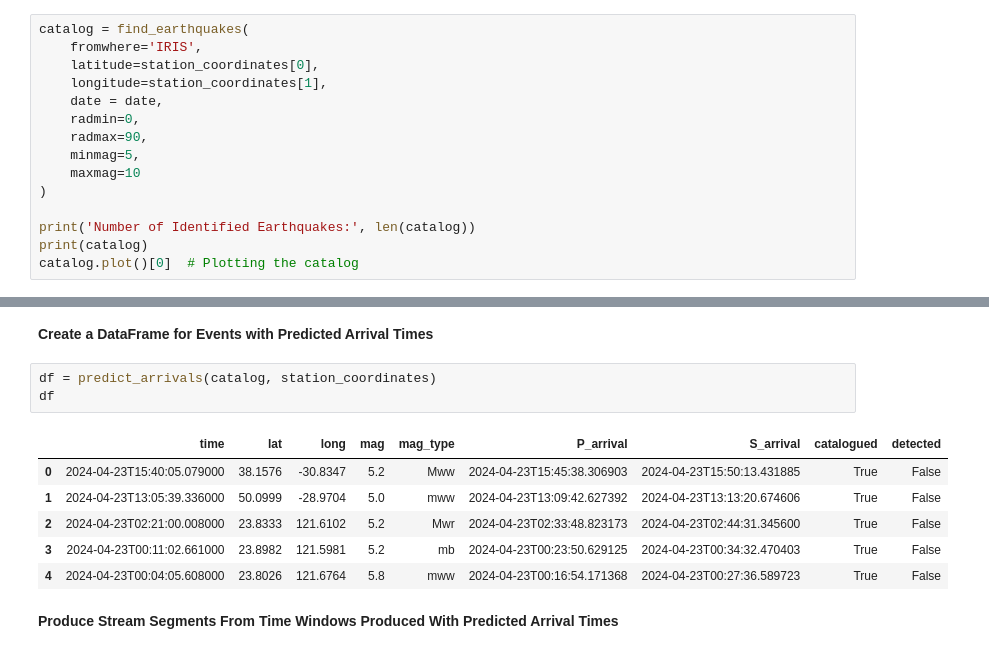
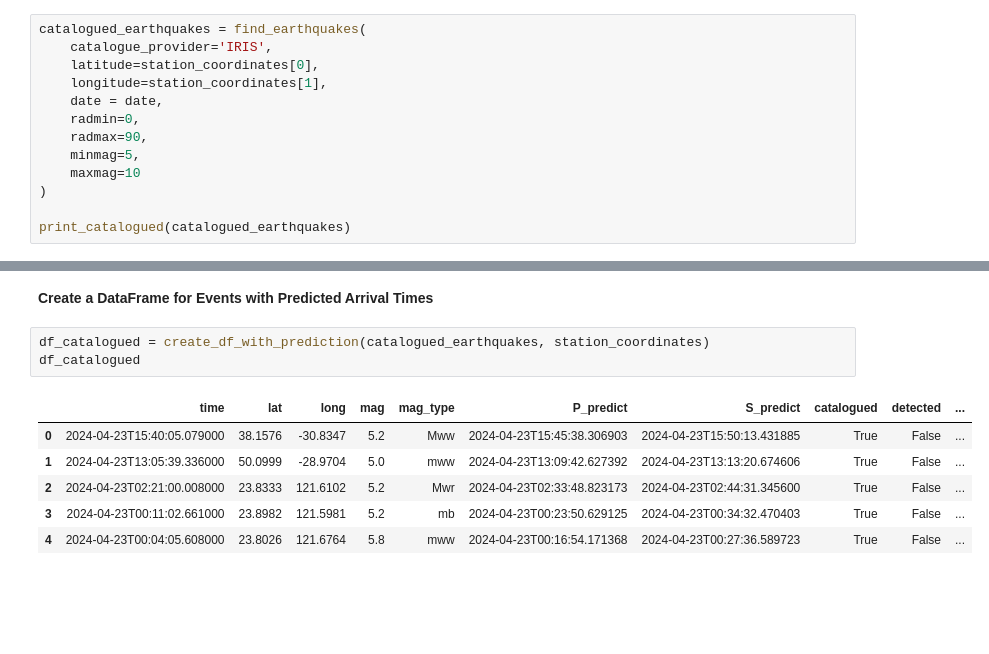
Before and after one commit to QingyuanZhangTony/Earthquake-Identification-And-Notification, a Jupyter notebook: interactiveMain.ipynb, the cells around one changed output, grey strips where cells are left out. Drawn from its saved outputs; the diff is of its cells as text; blank space fills up the shorter version.

```diff
--- a/interactiveMain.ipynb
+++ b/interactiveMain.ipynb
@@ -48,8 +51,8 @@ TypeError: 'Figure' object is not subscriptable
 # %% [markdown]
 **Find Earthquake From Catalogue**
 # %%
-catalog = find_earthquakes(
-    fromwhere='IRIS',
+catalogued_earthquakes = find_earthquakes(
+    catalogue_provider='IRIS',
     latitude=station_coordinates[0],
     longitude=station_coordinates[1],
     date = date,
@@ -59,9 +62,7 @@ catalog = find_earthquakes(
     maxmag=10
 )
 
-print('Number of Identified Earthquakes:', len(catalog))
-print(catalog)
-catalog.plot()[0]  # Plotting the catalog
+print_catalogued(catalogued_earthquakes)
 # %% [output]
 Number of Identified Earthquakes: 5
 5 Event(s) in Catalog:
@@ -75,14 +75,12 @@ TypeError: 'Figure' object is not subscriptable
 # %% [markdown]
 **Create a DataFrame for Events with Predicted Arrival Times**
 # %%
-df = predict_arrivals(catalog, station_coordinates)
-df
+df_catalogued = create_df_with_prediction(catalogued_earthquakes, station_coordinates)
+df_catalogued
 # %% [output]
-|  | time | lat | long | mag | mag_type | P_arrival | S_arrival | catalogued | detected |
-| 0 | 2024-04-23T15:40:05.079000 | 38.1576 | -30.8347 | 5.2 | Mww | 2024-04-23T15:45:38.306903 | 2024-04-23T15:50:13.431885 | True | False |
-| 1 | 2024-04-23T13:05:39.336000 | 50.0999 | -28.9704 | 5.0 | mww | 2024-04-23T13:09:42.627392 | 2024-04-23T13:13:20.674606 | True | False |
-| 2 | 2024-04-23T02:21:00.008000 | 23.8333 | 121.6102 | 5.2 | Mwr | 2024-04-23T02:33:48.823173 | 2024-04-23T02:44:31.345600 | True | False |
-| 3 | 2024-04-23T00:11:02.661000 | 23.8982 | 121.5981 | 5.2 | mb | 2024-04-23T00:23:50.629125 | 2024-04-23T00:34:32.470403 | True | False |
-| 4 | 2024-04-23T00:04:05.608000 | 23.8026 | 121.6764 | 5.8 | mww | 2024-04-23T00:16:54.171368 | 2024-04-23T00:27:36.589723 | True | False |
+|  | time | lat | long | mag | mag_type | P_predict | S_predict | catalogued | detected | ... |
+| 0 | 2024-04-23T15:40:05.079000 | 38.1576 | -30.8347 | 5.2 | Mww | 2024-04-23T15:45:38.306903 | 2024-04-23T15:50:13.431885 | True | False | ... |
+| 1 | 2024-04-23T13:05:39.336000 | 50.0999 | -28.9704 | 5.0 | mww | 2024-04-23T13:09:42.627392 | 2024-04-23T13:13:20.674606 | True | False | ... |
+| 2 | 2024-04-23T02:21:00.008000 | 23.8333 | 121.6102 | 5.2 | Mwr | 2024-04-23T02:33:48.823173 | 2024-04-23T02:44:31.345600 | True | False | ... |
+| 3 | 2024-04-23T00:11:02.661000 | 23.8982 | 121.5981 | 5.2 | mb | 2024-04-23T00:23:50.629125 | 2024-04-23T00:34:32.470403 | True | False | ... |
+| 4 | 2024-04-23T00:04:05.608000 | 23.8026 | 121.6764 | 5.8 | mww | 2024-04-23T00:16:54.171368 | 2024-04-23T00:27:36.589723 | True | False | ... |
-# %% [markdown]
-**Produce Stream Segments From Time Windows Produced With Predicted Arrival Times**
```
Also changed, not shown: parts of 14 cells of this notebook, 4 other files.
